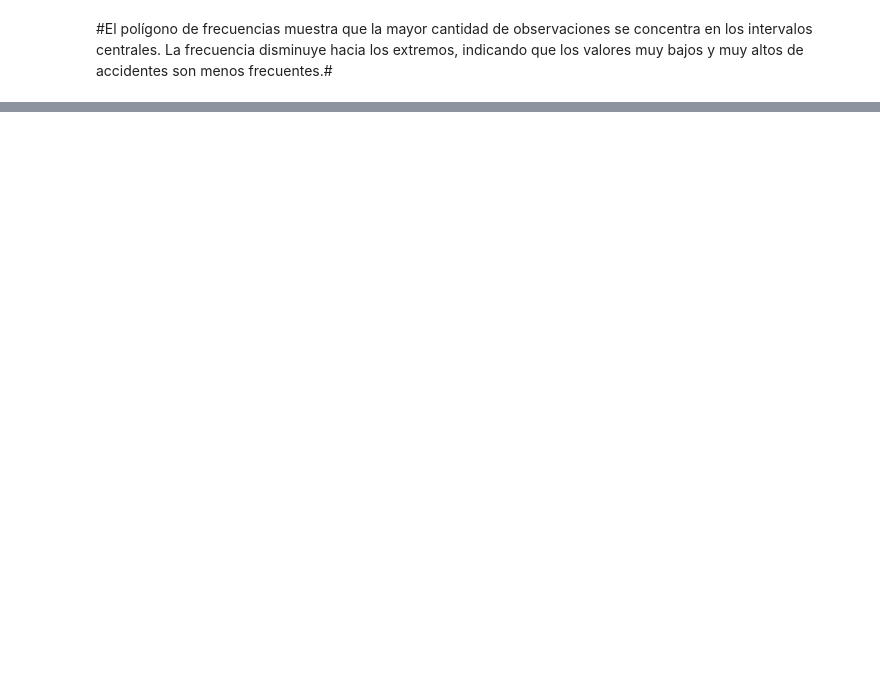
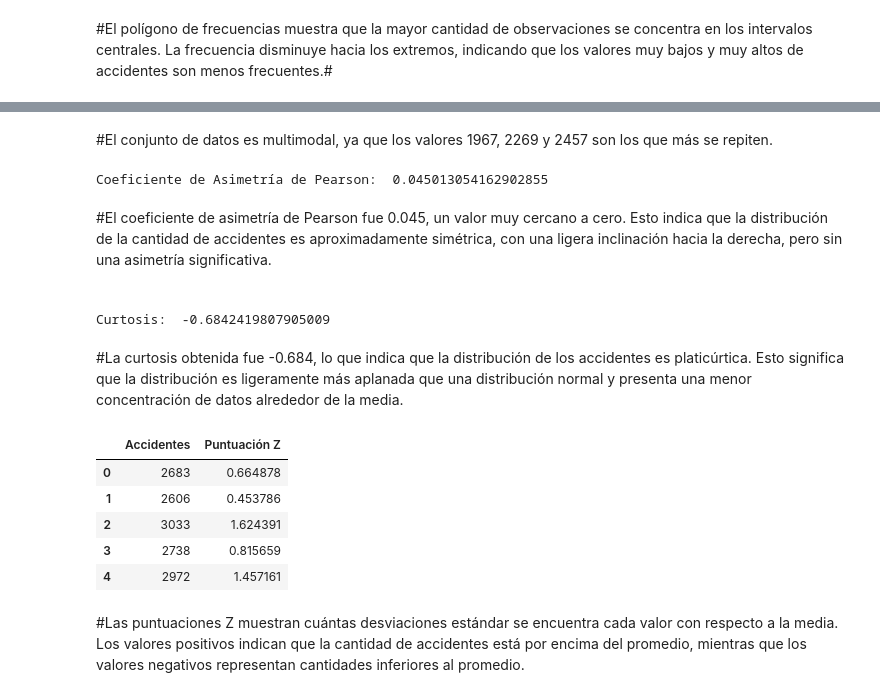
Before and after one commit to Mikael-NoFeik/accidentes-transito-panama, a Jupyter notebook: Notebooks/Notebook_Katleen.ipynb, the cells around one changed output, grey strips where cells are left out. Drawn from its saved outputs; the diff is of its cells as text; code cells hidden in the pictures; blank space fills up the shorter version.

```diff
--- a/Notebooks/Notebook_Katleen.ipynb
+++ b/Notebooks/Notebook_Katleen.ipynb
@@ -172,4 +160,6 @@ plt.show()
 #El polígono de frecuencias muestra que la mayor cantidad de observaciones se concentra en los intervalos centrales. La frecuencia disminuye hacia los extremos, indicando que los valores muy bajos y muy altos de accidentes son menos frecuentes.#
 # %%
 # Calcular la desviacion estándar
-#
+desviacion = variable.std()
+
+print("Desviación estándar:", desviacion)
@@ -175,0 +170,7 @@ plt.show()
+# %%
+# Media y Mediana
+media = variable.mean()
+mediana = variable.median()
+
+print("Media: ", media)
+print("Mediana: ", mediana)
@@ -175,0 +194,40 @@ plt.show()
+# %% [markdown]
+#El conjunto de datos es multimodal, ya que los valores 1967, 2269 y 2457 son los que más se repiten.
+# %%
+# Coeficiente de Asimetría de Pearson
+asimetria = (3 * (media - mediana)) / desviacion
+
+print("Coeficiente de Asimetría de Pearson: ", asimetria)
+# %% [output]
+Coeficiente de Asimetría de Pearson:  0.045013054162902855
+# %% [markdown]
+#El coeficiente de asimetría de Pearson fue 0.045, un valor muy cercano a cero. Esto indica que la distribución de la cantidad de accidentes es aproximadamente simétrica, con una ligera inclinación hacia la derecha, pero sin una asimetría significativa.
+#
+# %%
+# Curtosis
+from scipy.stats import kurtosis
+
+curt = kurtosis(variable)
+
+print("Curtosis: ", curt)
+# %% [output]
+Curtosis:  -0.6842419807905009
+# %% [markdown]
+#La curtosis obtenida fue -0.684, lo que indica que la distribución de los accidentes es platicúrtica. Esto significa que la distribución es ligeramente más aplanada que una distribución normal y presenta una menor concentración de datos alrededor de la media.
+# %%
+# Puntuación Z
+z= (variable - media) / desviacion
+
+# Agregar al DataFrame
+df["Puntuación Z"] = z
+
+df[["Accidentes", "Puntuación Z"]].head()
+# %% [output]
+|  | Accidentes | Puntuación Z |
+| 0 | 2683 | 0.664878 |
+| 1 | 2606 | 0.453786 |
+| 2 | 3033 | 1.624391 |
+| 3 | 2738 | 0.815659 |
+| 4 | 2972 | 1.457161 |
+# %% [markdown]
+#Las puntuaciones Z muestran cuántas desviaciones estándar se encuentra cada valor con respecto a la media. Los valores positivos indican que la cantidad de accidentes está por encima del promedio, mientras que los valores negativos representan cantidades inferiores al promedio.
```
Also changed, not shown: parts of 14 cells of this notebook.
